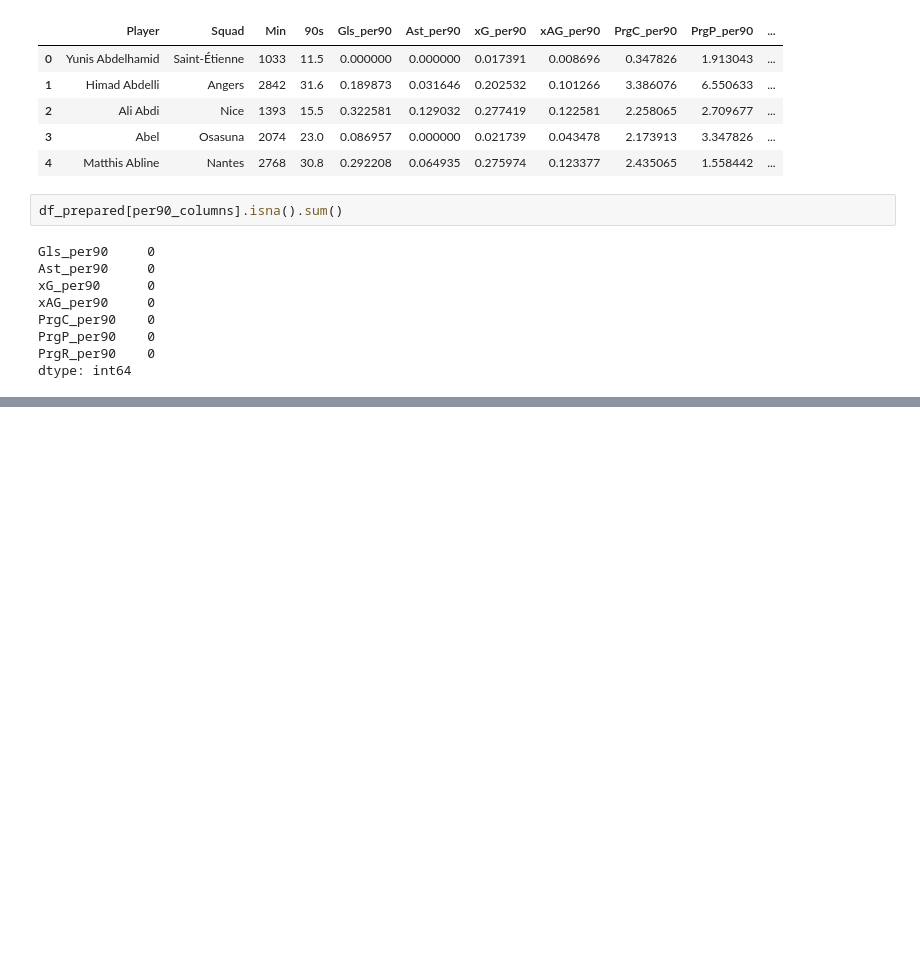
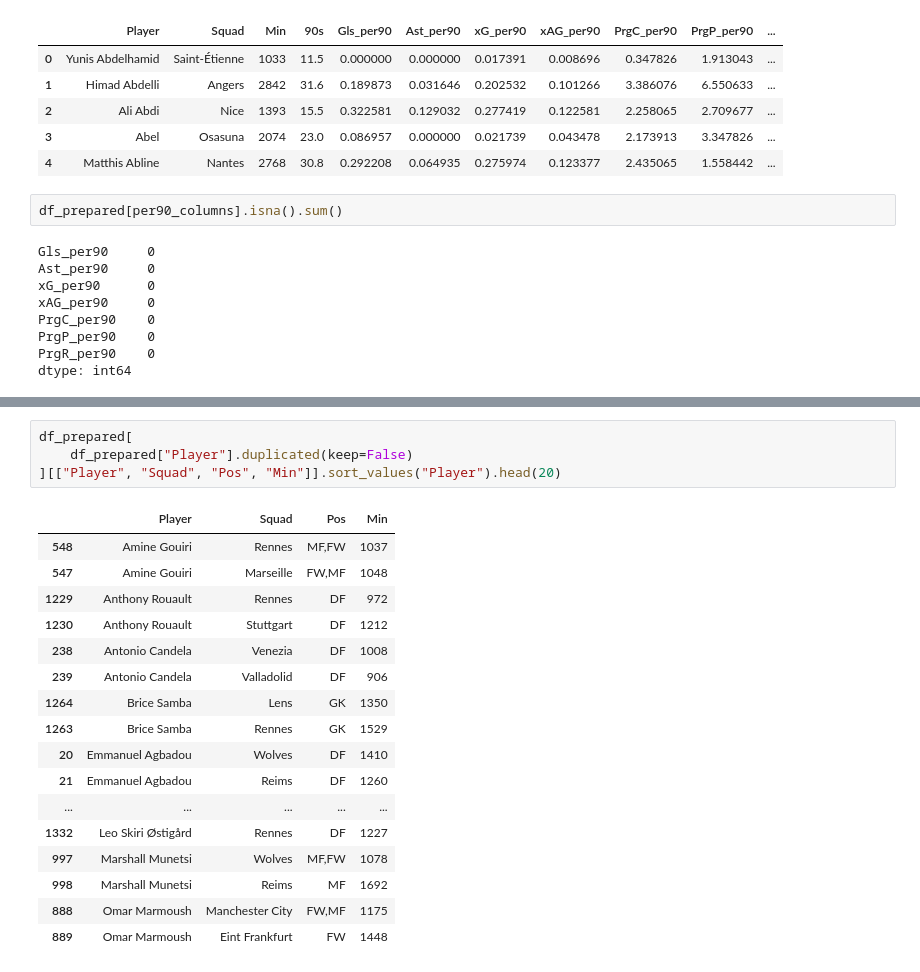
Before and after one commit to kevinerv/player-similarity-notebook, a Jupyter notebook: notebooks/01_Player_Similarity.ipynb, the cells around one changed output, grey strips where cells are left out. Drawn from its saved outputs; the diff is of its cells as text; blank space fills up the shorter version.

Commit message:
feat: add player similarity engine

```diff
--- a/notebooks/01_Player_Similarity.ipynb
+++ b/notebooks/01_Player_Similarity.ipynb
@@ -135,0 +174,22 @@ dtype: int64
+# %%
+df_prepared[
+    df_prepared["Player"].duplicated(keep=False)
+][["Player", "Squad", "Pos", "Min"]].sort_values("Player").head(20)
+# %% [output]
+|  | Player | Squad | Pos | Min |
+| 548 | Amine Gouiri | Rennes | MF,FW | 1037 |
+| 547 | Amine Gouiri | Marseille | FW,MF | 1048 |
+| 1229 | Anthony Rouault | Rennes | DF | 972 |
+| 1230 | Anthony Rouault | Stuttgart | DF | 1212 |
+| 238 | Antonio Candela | Venezia | DF | 1008 |
+| 239 | Antonio Candela | Valladolid | DF | 906 |
+| 1264 | Brice Samba | Lens | GK | 1350 |
+| 1263 | Brice Samba | Rennes | GK | 1529 |
+| 20 | Emmanuel Agbadou | Wolves | DF | 1410 |
+| 21 | Emmanuel Agbadou | Reims | DF | 1260 |
+| ... | ... | ... | ... | ... |
+| 1332 | Leo Skiri Østigård | Rennes | DF | 1227 |
+| 997 | Marshall Munetsi | Wolves | MF,FW | 1078 |
+| 998 | Marshall Munetsi | Reims | MF | 1692 |
+| 888 | Omar Marmoush | Manchester City | FW,MF | 1175 |
+| 889 | Omar Marmoush | Eint Frankfurt | FW | 1448 |
```
Also changed, not shown: parts of 2 cells of this notebook, 1 other file.
